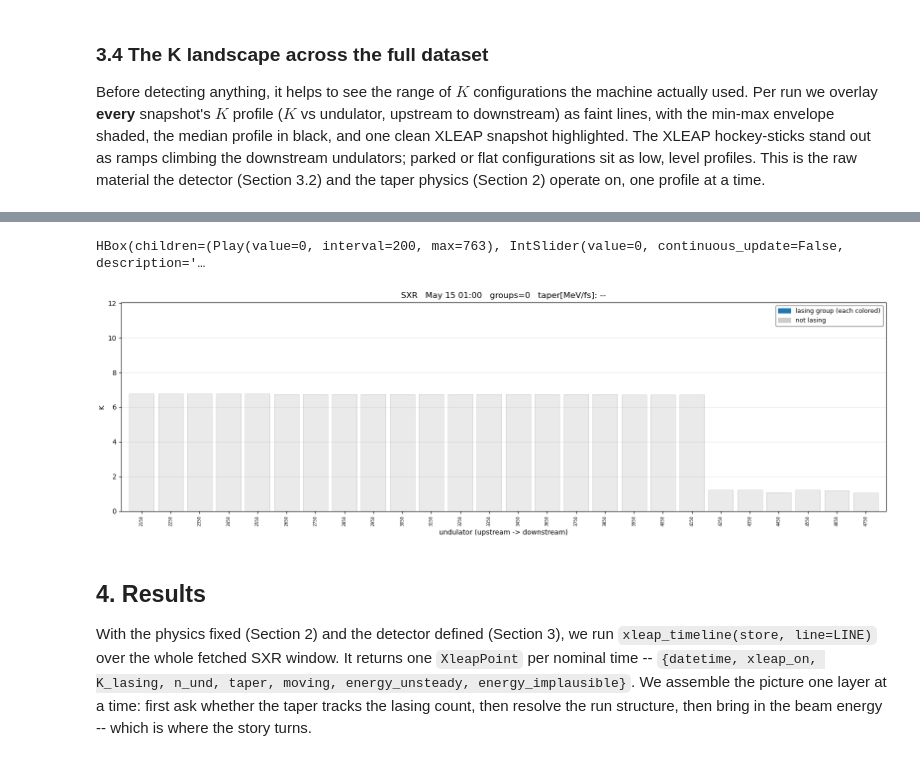
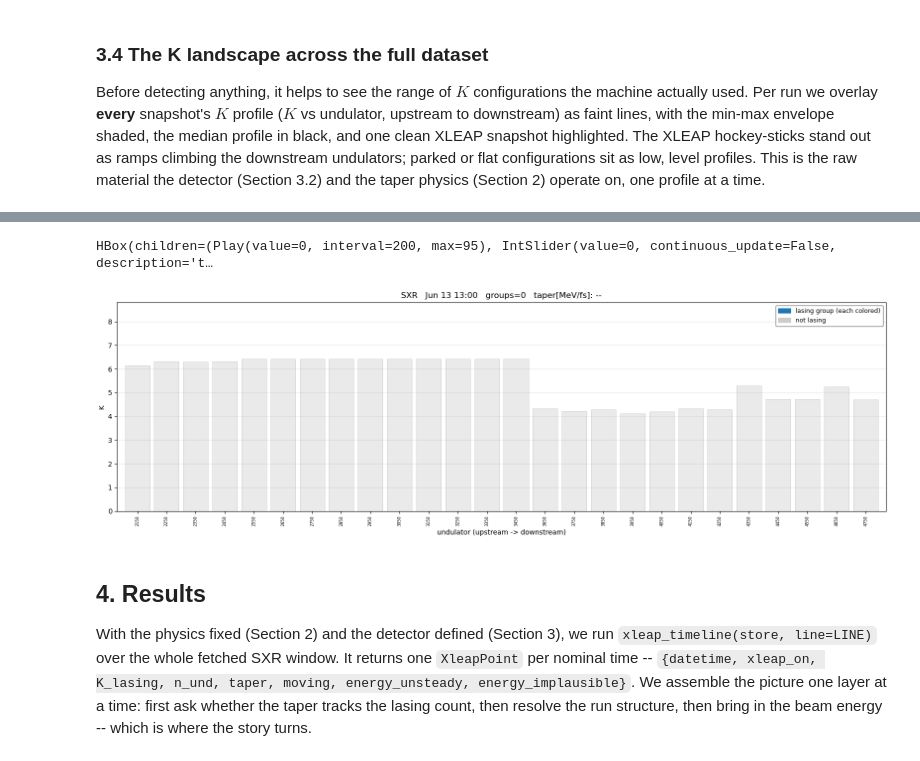
Before and after one commit to scala-anon/xleap_fel_research, a Jupyter notebook: xleap_parser/XLEAP_detector2.ipynb, the cells around one changed output, grey strips where cells are left out. Drawn from its saved outputs; the diff is of its cells as text; code cells hidden in the pictures.

Commit message:
updated the start and end dates in XLEAP_detector2.ipynb to reflect the new analysis period.

```diff
--- a/xleap_parser/XLEAP_detector2.ipynb
+++ b/xleap_parser/XLEAP_detector2.ipynb
@@ -321,7 +321,7 @@ from matplotlib.patches import Patch
 from IPython.display import display
 from taper import DetectionParams, lasing_kvals, taper_mev_per_fs, gamma_from_momentum_gev
 
-START, END = "2026-05-01", "2026-06-22"
+START, END = "2026-06-13", "2026-06-17"
 STEP, TOL  = pd.Timedelta("15min"), pd.Timedelta("8min")
 GCOLORS = plt.cm.tab10(np.arange(10))
 
@@ -387,35 +387,35 @@ def animate(START, END):
         annos.clear()
         for j, rect in enumerate(bars):
             rect.set_height(kk[j] if np.isfinite(kk[j]) else 0.0)
             if j in gid_of:
                 rect.set_facecolor(GCOLORS[gid_of[j] % 10]); rect.set_alpha(1.0)
             else:
                 rect.set_facecolor("0.8"); rect.set_alpha(0.4)
         parts = []
         for gi, grp in enumerate(groups):
             tp = group_taper(grp, kk, gammas[k])
             lbl = f"{tp:.0f}" if np.isfinite(tp) else "NaN"
             annos.append(ax.text(np.mean(grp), np.nanmax(kk[grp]) + 0.05 * ymax, lbl,
                                  ha="center", va="bottom", fontsize=8, fontweight="bold",
                                  color=GCOLORS[gi % 10]))
             parts.append(f"g{gi+1}={lbl}")
         ax.set_title(f"{LINE.name}   {tlabels[k]}   groups={len(groups)}   "
                      f"taper[MeV/fs]: {'  '.join(parts) if parts else '--'}")
         fig.canvas.draw_idle()
 
     update(0)
     slider = widgets.IntSlider(min=0, max=T - 1, value=0, description="t",
                                continuous_update=False, layout=widgets.Layout(width="70%"))
     play = widgets.Play(min=0, max=T - 1, interval=200)
     widgets.jslink((play, "value"), (slider, "value"))
     slider.observe(lambda ch: update(ch["new"]), names="value")
     display(widgets.HBox([play, slider]))
     plt.show()
 
 animate(START, END)
 # %% [output]
-HBox(children=(Play(value=0, interval=200, max=763), IntSlider(value=0, continuous_update=False, description='…
+HBox(children=(Play(value=0, interval=200, max=95), IntSlider(value=0, continuous_update=False, description='t…
-[figure, old version]
+[figure, new version]
 # %% [markdown]
 ## 4. Results
 
```
Also changed, not shown: parts of 4 cells of this notebook.
